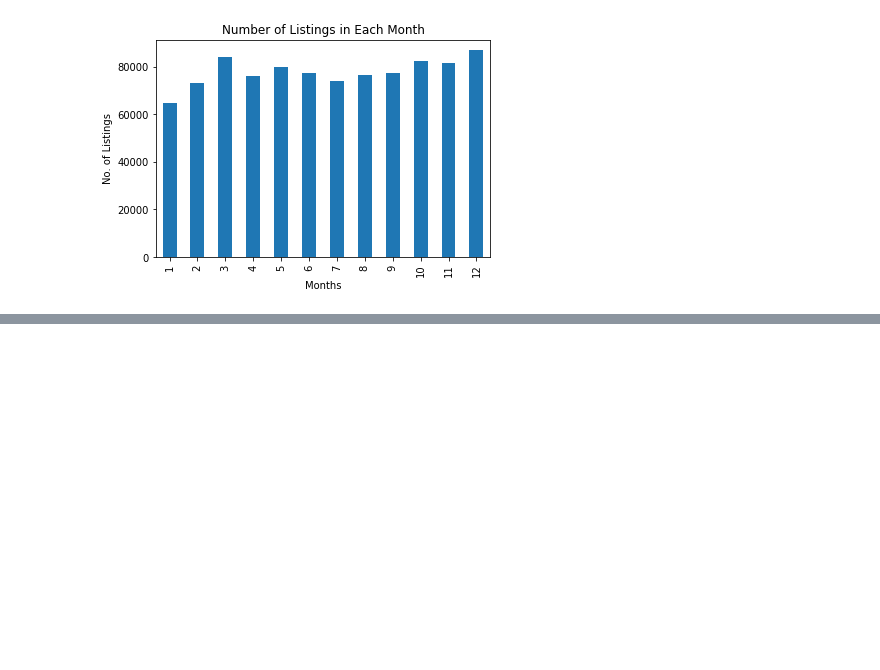
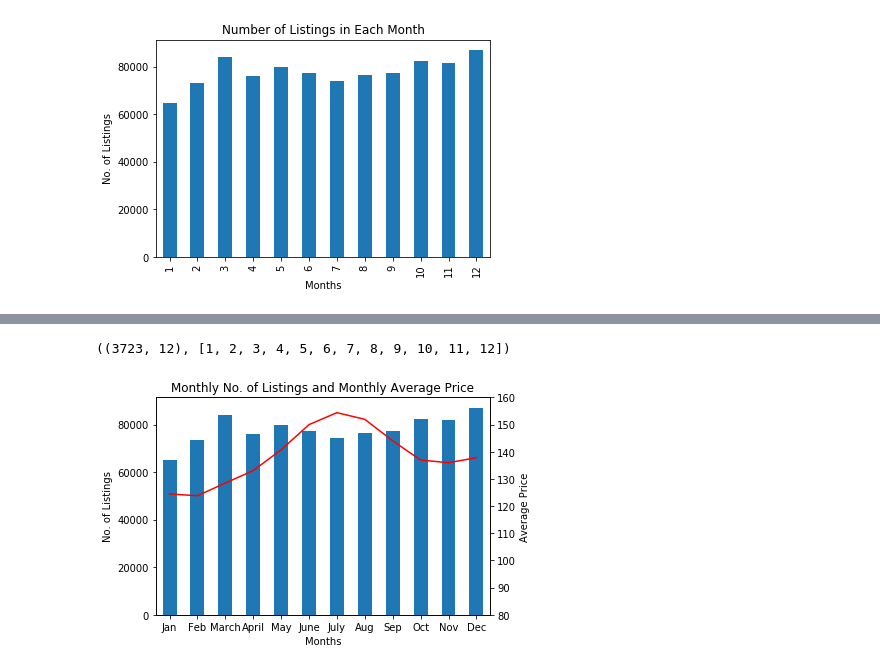
Before and after one commit to ooisiang/airbnb-seattle, a Jupyter notebook: Airbnb-Seattle.ipynb, the cells around one changed output, grey strips where cells are left out. Saved outputs shown, nothing was run; the diff lists cells and outputs as text; code cells hidden in the pictures; blank space fills up the shorter version.

Commit message:
Add relationsip between number of available listings and price

```diff
--- a/Airbnb-Seattle.ipynb
+++ b/Airbnb-Seattle.ipynb
@@ -159,0 +166,4 @@ ax.set_title('Number of Listings in Each Month');
+# %%
+#convert price object to integer
+df_available_listing.loc[:, 'price'] = df_available_listing['price'].replace('[\$\,]|\.\d*', '', regex=True).astype(int)
+df_available_listing
@@ -159,0 +241,3 @@ ax.set_title('Number of Listings in Each Month');
+# %%
+df_month_avg_price, months_list = cal_months_avg_price(df_available_listing)
+df_month_avg_price.head()
@@ -159,0 +252,14 @@ ax.set_title('Number of Listings in Each Month');
+# %%
+df_month_avg_price.shape, months_list
+# %% [output]
+((3723, 12), [1, 2, 3, 4, 5, 6, 7, 8, 9, 10, 11, 12])
+# %%
+ax = df_available_listing_counts.plot.bar(y='listing_id', style='b', legend=False)
+df_month_avg_price.mean(axis=0, skipna=True).plot(ax=ax, style='r', legend=False, secondary_y=True)
+ax.set_xlabel('Months');
+ax.set_ylabel('No. of Listings');
+ax.right_ax.set_ylabel('Average Price')
+ax.right_ax.set_yticks([80, 90, 100, 110, 120, 130, 140, 150, 160])
+ax.set_title('Monthly No. of Listings and Monthly Average Price');
+# %% [output]
+[figure, added]
```
Also changed, not shown: parts of 6 cells of this notebook.
